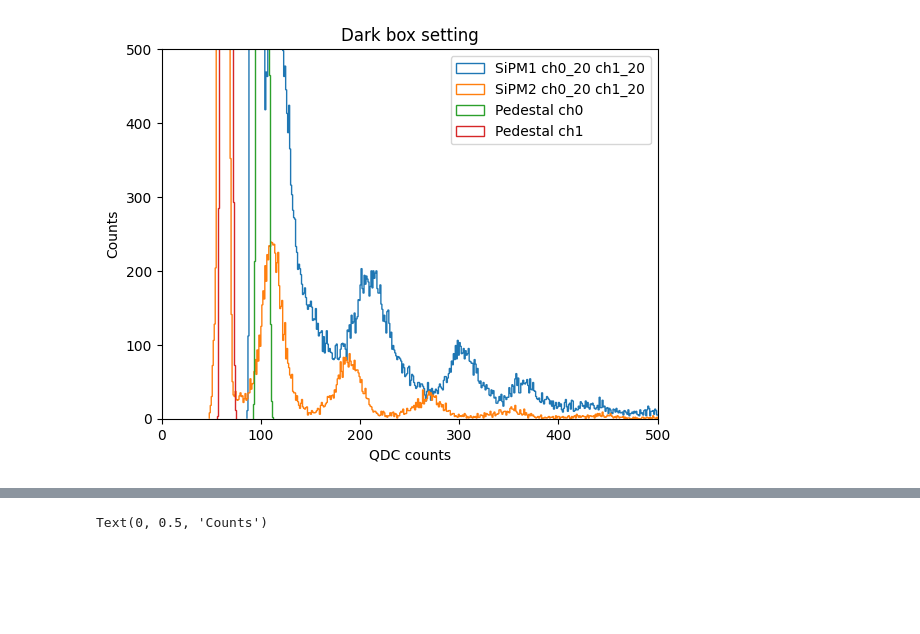
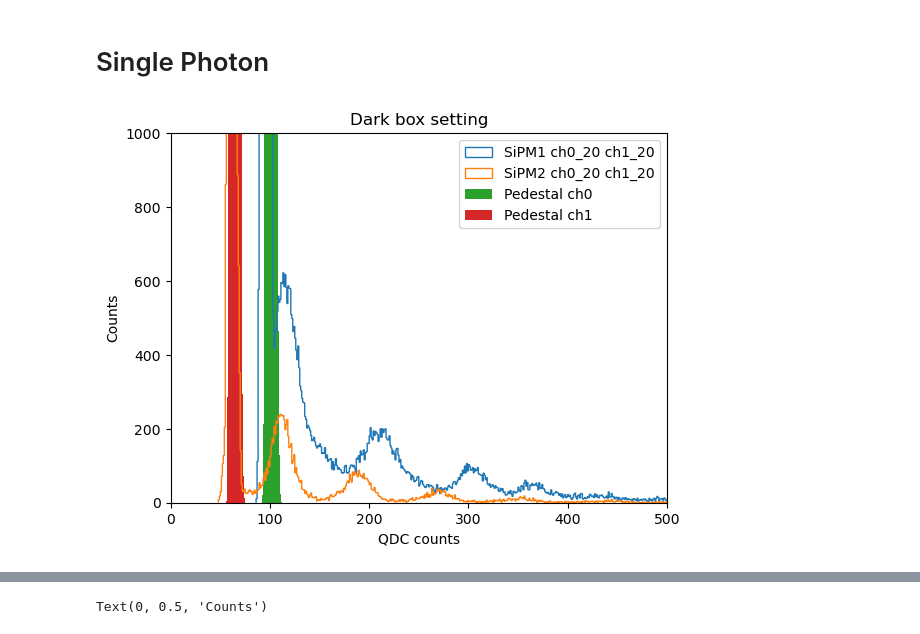
Before and after one commit to keiyinau/LabDataAnalysis, a Jupyter notebook: datas/dataset_may22/CsI_Measurement.ipynb, the cells around one changed output, grey strips where cells are left out. Cells and saved outputs as stored; diff of their text form; code cells hidden in the pictures; blank space fills up the shorter version.

```diff
--- a/datas/dataset_may22/CsI_Measurement.ipynb
+++ b/datas/dataset_may22/CsI_Measurement.ipynb
@@ -56,25 +15,26 @@ plt.show()
+# %% [markdown]
+# Single Photon
 # %%
 import pandas as pd
 import numpy as np
 import matplotlib.pyplot as plt
 import os
 SiPM1=pd.read_csv("CsI_Measurement/1channel_SiPM1_ch0_20_ch1_20.txt",sep=" ")
 SiPM2=pd.read_csv("CsI_Measurement/1channel_SiPM2_ch0_20_ch1_20.txt",sep=" ")
 Pedestal=pd.read_csv("CsI_Measurement/2channel_pedestal_ch0_20_ch1_20.txt",sep=" ")
 channel_consideration="ch1"
 bins_num="auto"
 
 plt.hist(SiPM1['ch0'], bins=bins_num,histtype='step',label="SiPM1 ch0_20 ch1_20")
 plt.hist(SiPM2['ch1'], bins=bins_num,histtype='step',label="SiPM2 ch0_20 ch1_20")
-plt.hist(Pedestal['ch0'], bins=bins_num,histtype='step',label="Pedestal ch0")
-plt.hist(Pedestal['ch1'], bins=bins_num,histtype='step',label="Pedestal ch1")
+plt.hist(Pedestal['ch0'], bins=bins_num,label="Pedestal ch0")
+plt.hist(Pedestal['ch1'], bins=bins_num,label="Pedestal ch1")
 plt.title("Dark box setting")
 plt.xlabel("QDC counts")
 plt.ylabel("Counts")
 plt.xlim(0,500)
-plt.ylim(0,
-         500)
+plt.ylim(0,1000)
 plt.legend()
 plt.show()
 # %% [output]
-[figure, old version]
+[figure, new version]
```
Also changed, not shown: parts of 6 cells of this notebook, 1 other file.
